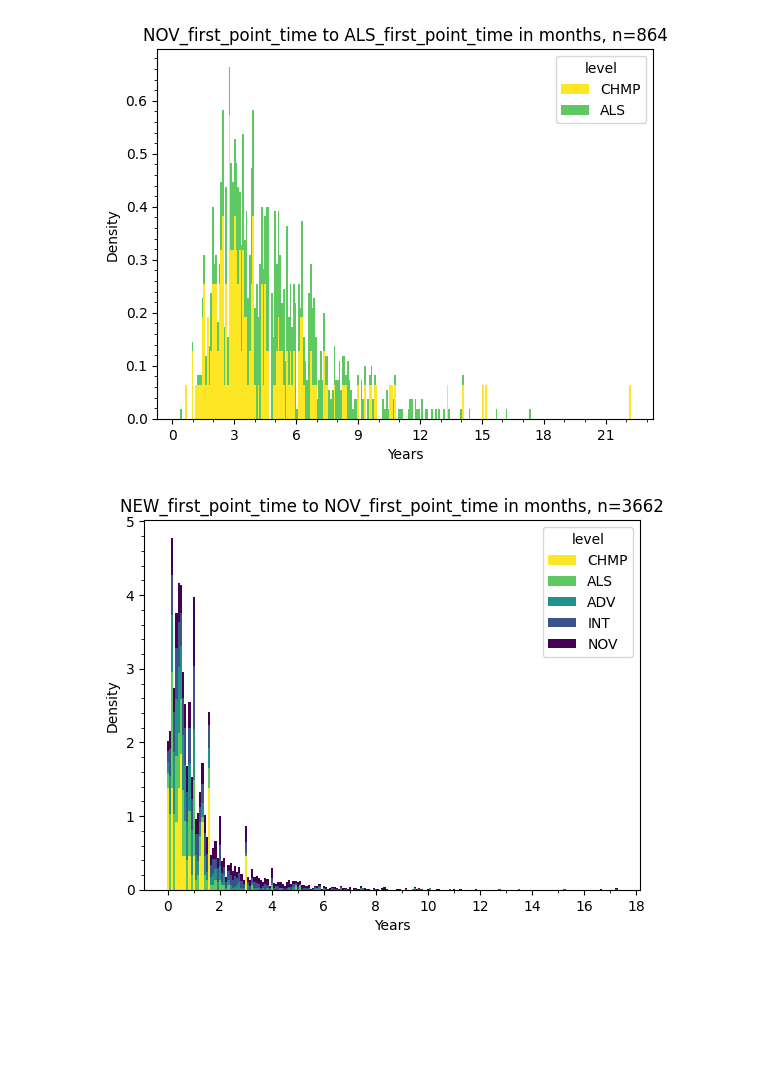
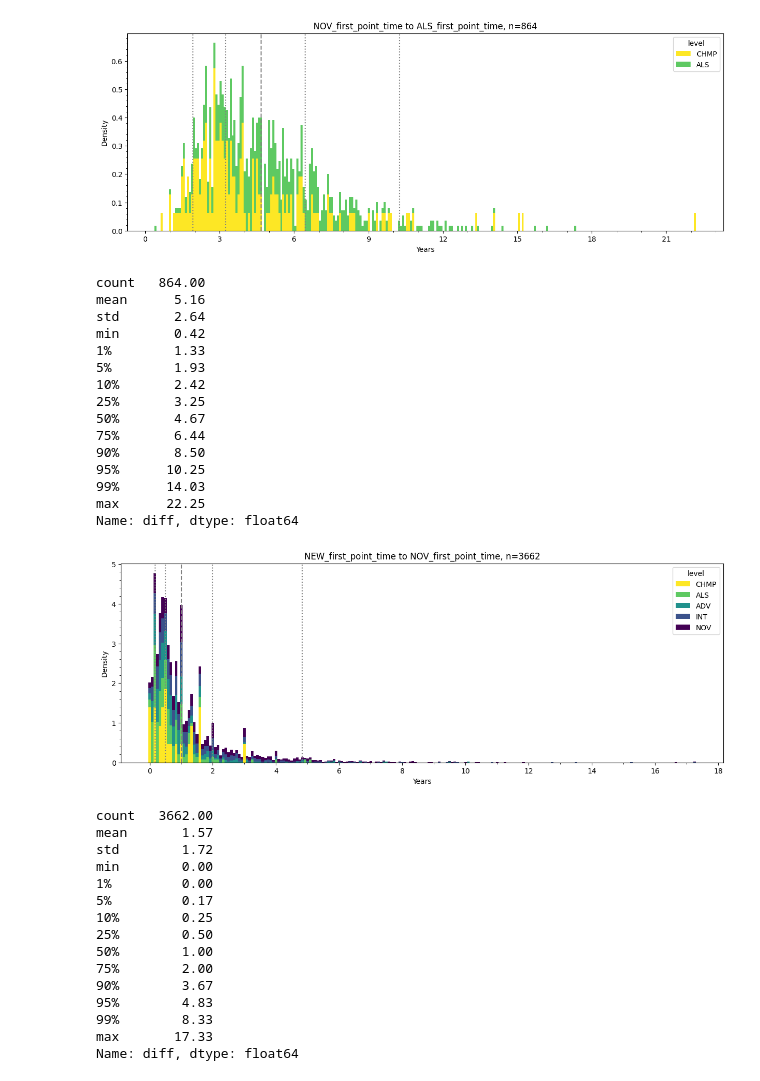
Before and after one commit to tomtseng/wsdc-points, a Jupyter notebook: get-stats.ipynb, the cells around one changed output. Cells and saved outputs as stored; diff of their text form; code cells hidden in the pictures; blank space fills up the shorter version.

```diff
--- a/get-stats.ipynb
+++ b/get-stats.ipynb
@@ -20,3 +20,5 @@ LEVEL_TO_POINTS_THRESHOLD = {
 }
 
 YEAR_TO_MONTHS = 12
+
+plt.style.use([{"figure.figsize": (15, 5)}])
@@ -121,45 +122,83 @@ def plot(diffs):
         density=True,
         bins=(diffs["diff"].max() * YEAR_TO_MONTHS).astype(int),
         align="left",
-        title=f"{col_1} to {col_2} in months, n={len(diffs)}",
+        title=f"{col_1} to {col_2}, n={len(diffs)}",
         xlabel="Years",
         ylabel="Density",
         color=level_colors,
     )
+
+    percentiles = diffs["diff"].describe(
+        percentiles=[0.01, 0.05, 0.1, 0.25, 0.5, 0.75, 0.9, 0.95, 0.99]
+    )
+    plt.axvline(x=percentiles["50%"], color="gray", linestyle="dashed")
+    for percentile in ["5%", "25%", "75%", "95%"]:
+        plt.axvline(x=percentiles[percentile], color="gray", linestyle="dotted")
+
     plt.minorticks_on()
     plt.gca().xaxis.set_major_locator(matplotlib.ticker.MaxNLocator(integer=True))
     plt.gca().xaxis.set_minor_locator(
         matplotlib.ticker.MaxNLocator(nbins=30, integer=True)
     )
     plt.show()
+    with pd.option_context("display.float_format", "{:0.2f}".format):
+        print(percentiles)
 
 
 for level_1, level_2 in [
     ("NOV", "ALS"),
     ("NEW", "NOV"),
     ("NOV", "INT"),
     ("INT", "ADV"),
     ("ADV", "ALS"),
+    ("ALS", "CHMP"),
 ]:
     # Plot histogram of time between first level_1 point and first level_2 point.
     # Histogram is stacked by `level` column.
     col_1 = f"{level_1}_first_point_time"
     col_2 = f"{level_2}_first_point_time"
     # Create dataframe with only `level` column and the diff of the two relevant
     # columns
     diffs = df[["level", col_2, col_1]].copy()
     diffs["diff"] = diffs[col_2].dt.to_period("M") - diffs[col_1].dt.to_period("M")
     diffs["diff"] = (
         diffs[~diffs["diff"].isnull()]["diff"]
         .apply(lambda x: x.n / YEAR_TO_MONTHS)
         .astype(float)
     )
     diffs = diffs[diffs["diff"] >= 0]
 
     plot(diffs)
-    if LEVEL_TO_RANK[level_2] - LEVEL_TO_RANK[level_1] == 1:
-        diffs = diffs[diffs["diff"] <= 6]
-        plot(diffs)
 # %% [output]
-[figure, old version]
+[figure, new version]
+count   864.00
+mean      5.16
+std       2.64
+min       0.42
+1%        1.33
+5%        1.93
+10%       2.42
+25%       3.25
+50%       4.67
+75%       6.44
+90%       8.50
+95%      10.25
+99%      14.03
+max      22.25
+Name: diff, dtype: float64
-[figure, old version]
+[figure, new version]
+count   3662.00
+mean       1.57
+std        1.72
+min        0.00
+1%         0.00
+5%         0.17
+10%        0.25
+25%        0.50
+50%        1.00
+75%        2.00
+90%        3.67
+95%        4.83
+99%        8.33
+max       17.33
+Name: diff, dtype: float64
```
Also changed, not shown: parts of 4 cells of this notebook, 1 other file.
